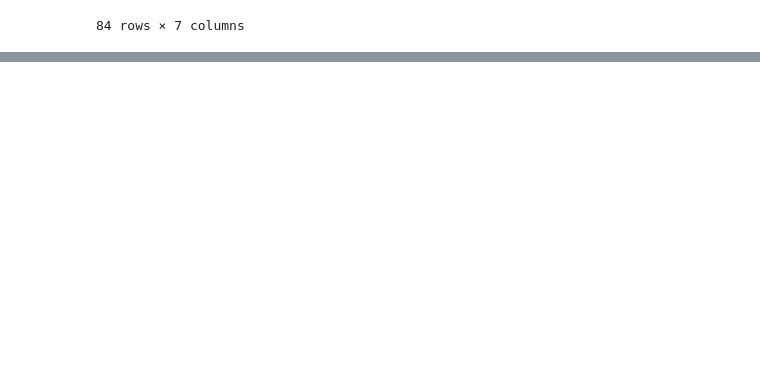
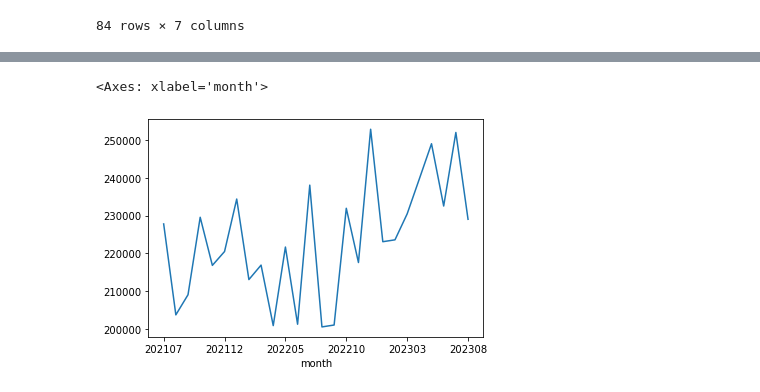
Before and after one commit to ssi-wp3/ssi-wp3, a Jupyter notebook: Notebooks/01b-Data-Exploration-Plus.ipynb, the cells around one changed output, grey strips where cells are left out. Drawn from its saved outputs; the diff is of its cells as text; code cells hidden in the pictures; blank space fills up the shorter version.

Commit message:
Added product plots also for Plus

```diff
--- a/Notebooks/01b-Data-Exploration-Plus.ipynb
+++ b/Notebooks/01b-Data-Exploration-Plus.ipynb
@@ -428,3 +428,9 @@ fig.write_html('plots/sunburst_coicop_plus.html')
 HTML(filename='plots/sunburst_coicop_plus.html')
 # %% [output]
 [interactive output not drawn]
+# %%
+monthly_product_counts = plus_df.groupby("month")["coicop_number"].count()
+monthly_product_counts.plot()
+# %% [output]
+<Axes: xlabel='month'>
+[figure, added]
```
Also changed, not shown: parts of 3 cells of this notebook.
